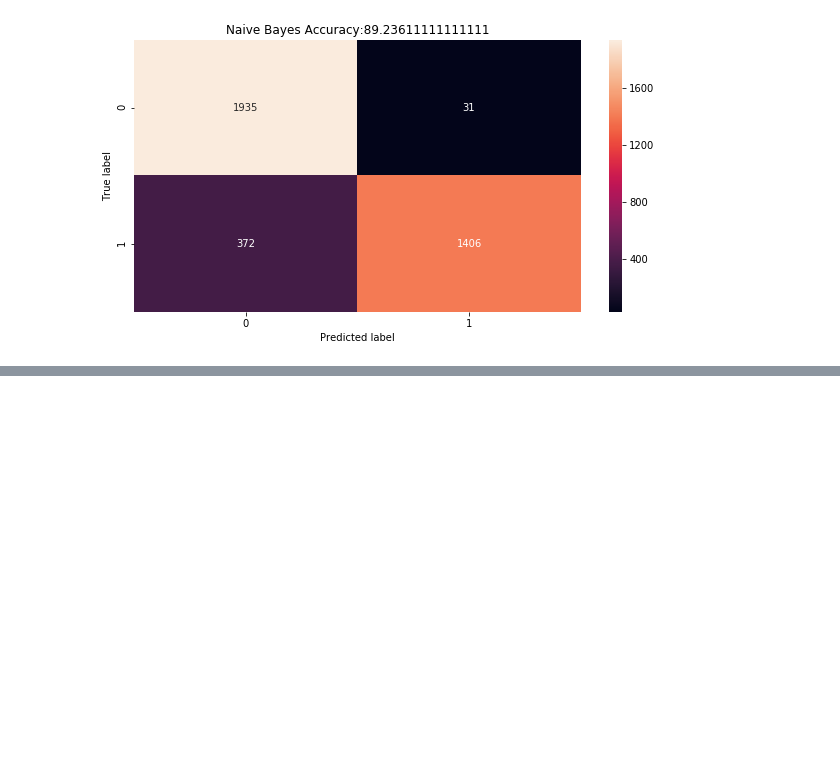
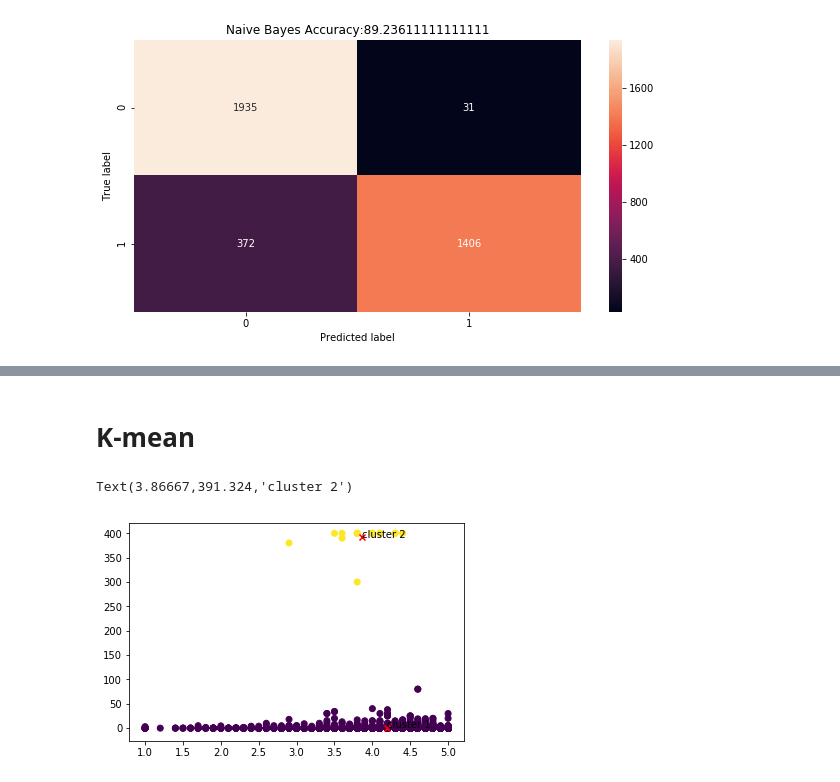
Before and after one commit to sytan6419/Machine-Learning-Project, a Jupyter notebook: Machine Learning Group Assignment.ipynb, the cells around one changed output, grey strips where cells are left out. Saved outputs shown, nothing was run; the diff lists cells and outputs as text; code cells hidden in the pictures; blank space fills up the shorter version.

```diff
--- a/Machine Learning Group Assignment.ipynb
+++ b/Machine Learning Group Assignment.ipynb
@@ -731,0 +682,23 @@ Text(0.5,24,'Predicted label')
+# %% [markdown]
+# K-mean
+# %%
+from sklearn.cluster import KMeans
+
+init_centroids = np.array([[0.0,0],[1.5,1.5]])
+kmeans = KMeans(n_clusters=2, init=init_centroids, n_init=1)
+kmeans.fit(X.iloc[:,[1,6]])
+
+init_centroids = np.array([[0.0,0.0],[1.5,1.5]])
+KMeans(algorithm='auto',copy_x=True,
+      init=init_centroids,
+      max_iter=500, n_clusters=2, n_init=1, n_jobs=1,
+      precompute_distances='auto', random_state=None, tol=0.0001, verbose=0)
+
+fig,ax=plt.subplots()
+plt.scatter(X.iloc[:,1], X.iloc[:,6], c=kmeans.labels_)
+plt.scatter(kmeans.cluster_centers_[:,0], kmeans.cluster_centers_[:,1],marker='x',color='red')
+ax.annotate('cluster 1', xy=(kmeans.cluster_centers_[0,0],kmeans.cluster_centers_[0,1]))
+ax.annotate('cluster 2', xy=(kmeans.cluster_centers_[1,0],kmeans.cluster_centers_[1,1]))
+# %% [output]
+Text(3.86667,391.324,'cluster 2')
+[figure, added]
```
Also changed, not shown: parts of 47 cells of this notebook.
